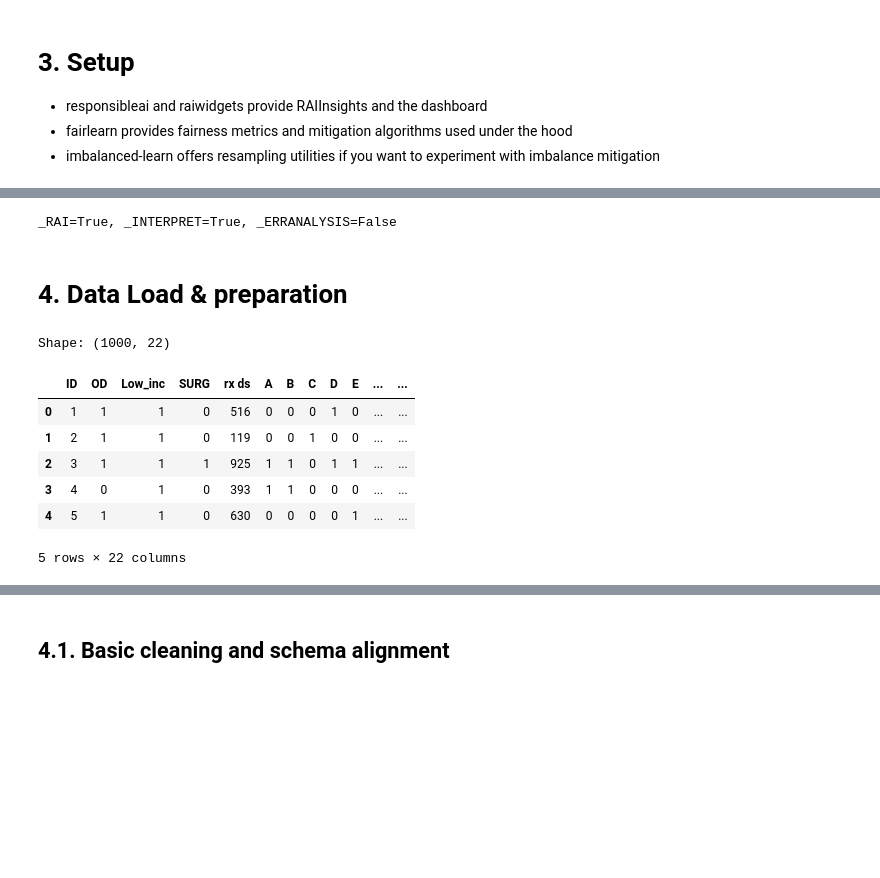
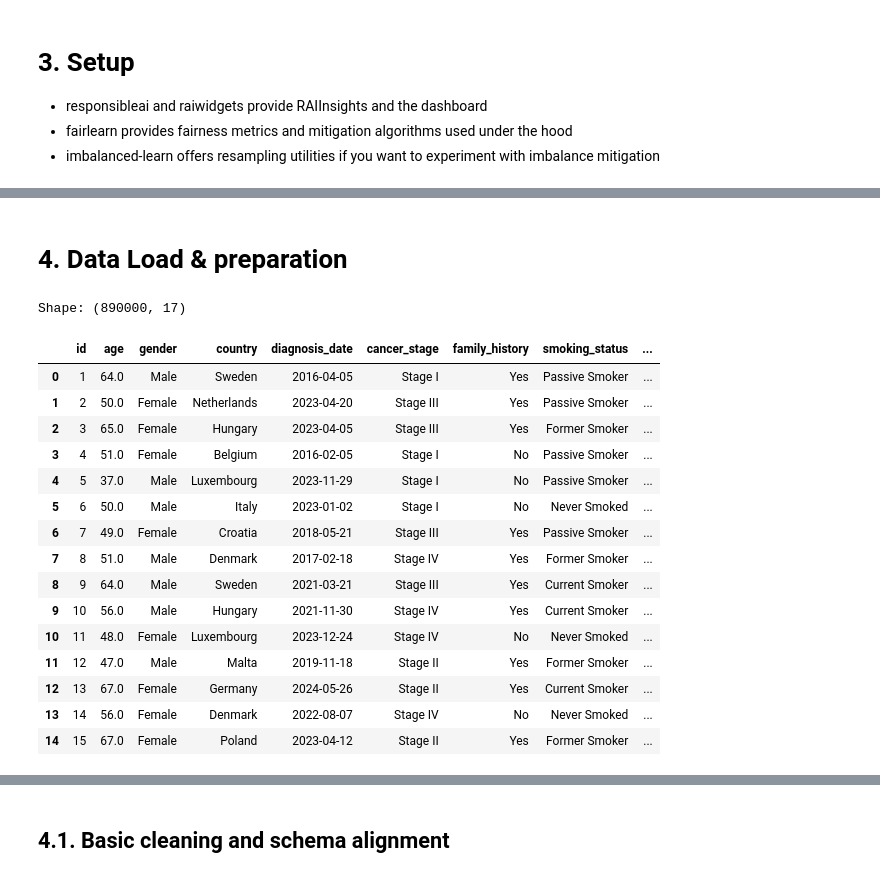
Before and after one commit to apayne185/RAI_opioid_risk_prevention, a Jupyter notebook: ML4HL_OD_RAI_toolbox.ipynb, the cells around one changed output, grey strips where cells are left out. Cells and saved outputs as stored; diff of their text form; code cells hidden in the pictures; blank space fills up the shorter version.

```diff
--- a/ML4HL_OD_RAI_toolbox.ipynb
+++ b/ML4HL_OD_RAI_toolbox.ipynb
@@ -162,52 +128,2 @@ _RAI=True, _INTERPRET=True, _ERRANALYSIS=True, _FAIRLEARN=True, _DICE=True, _ECO
-# %%
-# Patch the RAI flags in the current kernel without changing your Setup cell
-
-# Core dashboard deps
-try:
-    from responsibleai import RAIInsights
-    from responsibleai.feature_metadata import FeatureMetadata
-    from raiwidgets import ResponsibleAIDashboard, ExplanationDashboard
-    _RAI = True
-except Exception as exc:
-    _RAI = False
-    print(f"RAI core unavailable: {exc}")
-
-# Optional pieces used elsewhere
-try:
-    from interpret_community.tabular_explainer import TabularExplainer
-    _INTERPRET = True
-except Exception:
-    _INTERPRET = False
-
-try:
-    from erroranalysis import ModelAnalyzer
-    _ERRANALYSIS = True
-except Exception:
-    _ERRANALYSIS = False
-
-# Fairlearn metric fallbacks for older versions
-try:
-    from fairlearn.metrics import (
-        MetricFrame,
-        selection_rate,
-        true_positive_rate,
-        false_positive_rate,
-        false_negative_rate,  # may not exist on older fairlearn
-    )
-except Exception:
-    from fairlearn.metrics import (
-        MetricFrame,
-        selection_rate,
-        true_positive_rate,
-        false_positive_rate,
-    )
-    from sklearn.metrics import confusion_matrix
-    def false_negative_rate(y_true, y_pred):
-        tn, fp, fn, tp = confusion_matrix(y_true, y_pred).ravel()
-        return fn / (fn + tp) if (fn + tp) > 0 else 0.0
-
-print(f"_RAI={_RAI}, _INTERPRET={_INTERPRET}, _ERRANALYSIS={_ERRANALYSIS}")
-# %% [output]
-_RAI=True, _INTERPRET=True, _ERRANALYSIS=False
 # %% [markdown]
 # 4. Data Load & preparation
@@ -214,16 +133,25 @@ _RAI=True, _INTERPRET=True, _ERRANALYSIS=False
 # %%
 # Path to your CSV (update if needed for your system)
-DATA_PATH = "./Data/opiod_raw_data.csv"
+DATA_PATH = "./Data/lung_cancer_dataset_med.csv"
 
 df_raw = pd.read_csv(DATA_PATH)
 print("Shape:", df_raw.shape)
-df_raw.head()
+df_raw.head(15)
 # %% [output]
-Shape: (1000, 22)
+Shape: (890000, 17)
-|  | ID | OD | Low_inc | SURG | rx ds | A | B | C | D | E | ... | ... |
-| 0 | 1 | 1 | 1 | 0 | 516 | 0 | 0 | 0 | 1 | 0 | ... | ... |
-| 1 | 2 | 1 | 1 | 0 | 119 | 0 | 0 | 1 | 0 | 0 | ... | ... |
-| 2 | 3 | 1 | 1 | 1 | 925 | 1 | 1 | 0 | 1 | 1 | ... | ... |
-| 3 | 4 | 0 | 1 | 0 | 393 | 1 | 1 | 0 | 0 | 0 | ... | ... |
-| 4 | 5 | 1 | 1 | 0 | 630 | 0 | 0 | 0 | 0 | 1 | ... | ... |
+|  | id | age | gender | country | diagnosis_date | cancer_stage | family_history | smoking_status | ... |
+| 0 | 1 | 64.0 | Male | Sweden | 2016-04-05 | Stage I | Yes | Passive Smoker | ... |
+| 1 | 2 | 50.0 | Female | Netherlands | 2023-04-20 | Stage III | Yes | Passive Smoker | ... |
+| 2 | 3 | 65.0 | Female | Hungary | 2023-04-05 | Stage III | Yes | Former Smoker | ... |
+| 3 | 4 | 51.0 | Female | Belgium | 2016-02-05 | Stage I | No | Passive Smoker | ... |
+| 4 | 5 | 37.0 | Male | Luxembourg | 2023-11-29 | Stage I | No | Passive Smoker | ... |
+| 5 | 6 | 50.0 | Male | Italy | 2023-01-02 | Stage I | No | Never Smoked | ... |
+| 6 | 7 | 49.0 | Female | Croatia | 2018-05-21 | Stage III | Yes | Passive Smoker | ... |
+| 7 | 8 | 51.0 | Male | Denmark | 2017-02-18 | Stage IV | Yes | Former Smoker | ... |
+| 8 | 9 | 64.0 | Male | Sweden | 2021-03-21 | Stage III | Yes | Current Smoker | ... |
+| 9 | 10 | 56.0 | Male | Hungary | 2021-11-30 | Stage IV | Yes | Current Smoker | ... |
+| 10 | 11 | 48.0 | Female | Luxembourg | 2023-12-24 | Stage IV | No | Never Smoked | ... |
+| 11 | 12 | 47.0 | Male | Malta | 2019-11-18 | Stage II | Yes | Former Smoker | ... |
+| 12 | 13 | 67.0 | Female | Germany | 2024-05-26 | Stage II | Yes | Current Smoker | ... |
+| 13 | 14 | 56.0 | Female | Denmark | 2022-08-07 | Stage IV | No | Never Smoked | ... |
+| 14 | 15 | 67.0 | Female | Poland | 2023-04-12 | Stage II | Yes | Former Smoker | ... |
-5 rows × 22 columns
```
Also changed, not shown: parts of 60 cells of this notebook, 6 other files.
